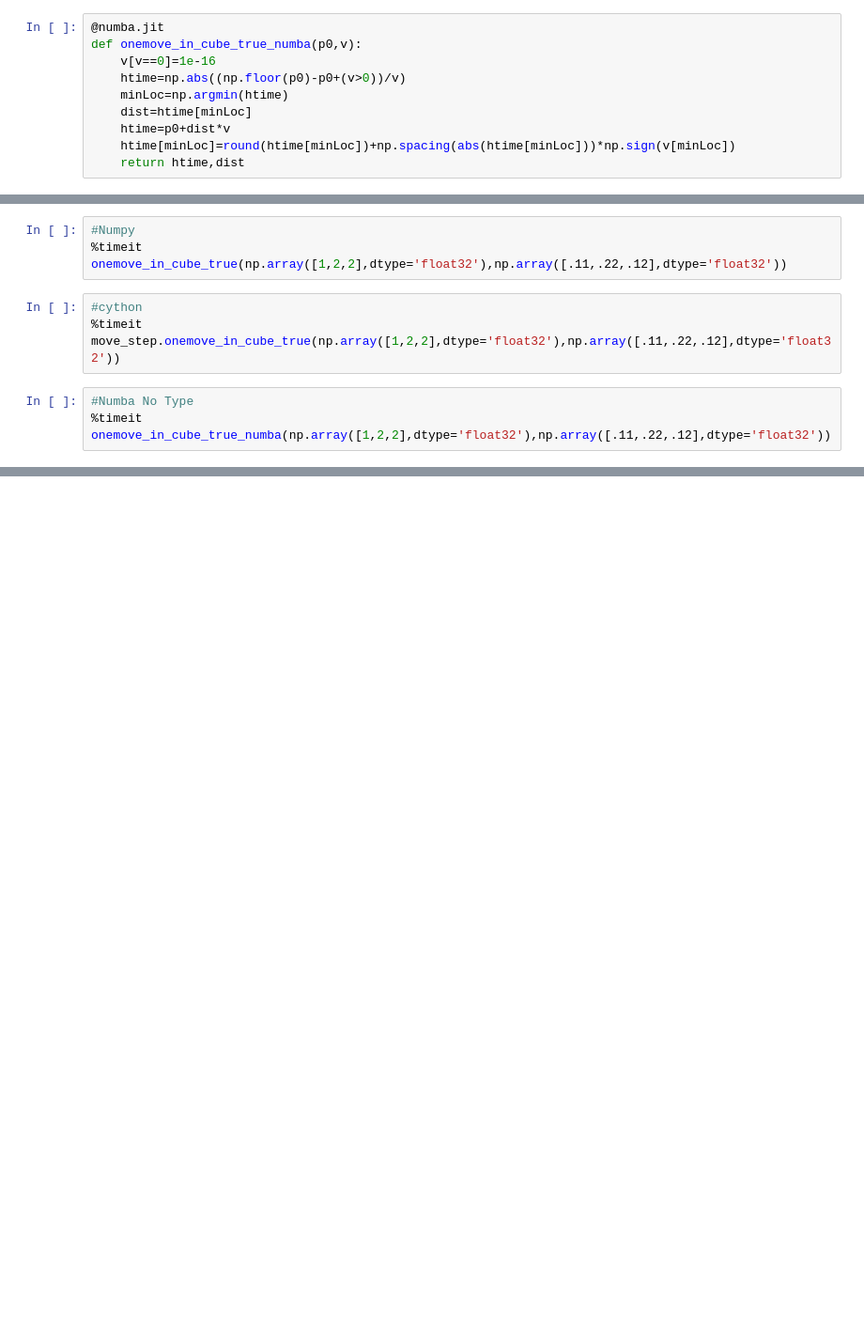
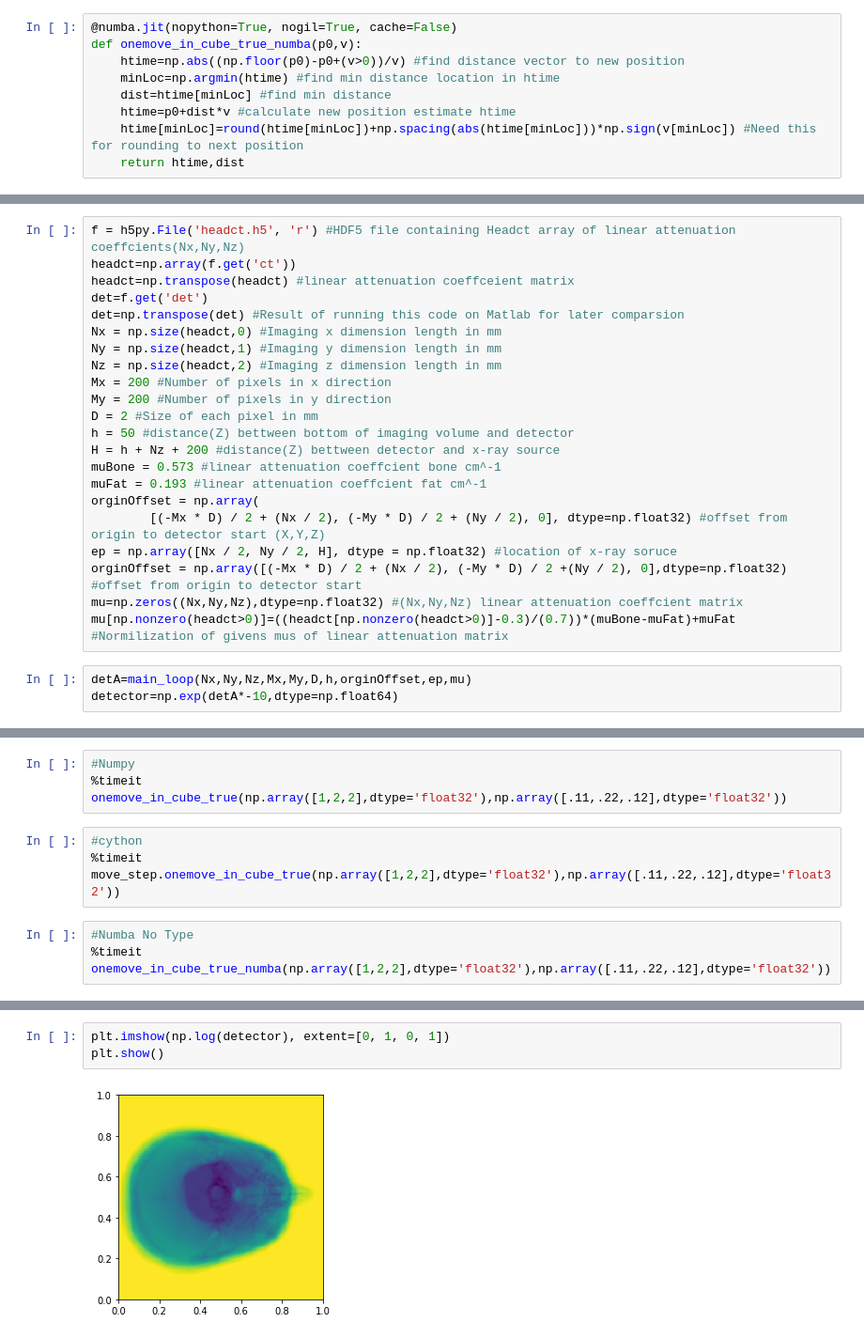
Before and after one commit to anthonytec2/xrayscanner, a Jupyter notebook: bionb.ipynb, the cells around one changed output, grey strips where cells are left out. Shown at 94% size. Cells and saved outputs as stored; diff of their text form; blank space fills up the shorter version.

```diff
--- a/bionb.ipynb
+++ b/bionb.ipynb
@@ -12,13 +12,12 @@ try:
 except NameError:
     profile = lambda x: x
 # %%
-@numba.jit
+@numba.jit(nopython=True, nogil=True, cache=False)
 def onemove_in_cube_true_numba(p0,v):
-    v[v==0]=1e-16
-    htime=np.abs((np.floor(p0)-p0+(v>0))/v)
-    minLoc=np.argmin(htime)
-    dist=htime[minLoc]
-    htime=p0+dist*v
-    htime[minLoc]=round(htime[minLoc])+np.spacing(abs(htime[minLoc]))*np.sign(v[minLoc])
+    htime=np.abs((np.floor(p0)-p0+(v>0))/v) #find distance vector to new position
+    minLoc=np.argmin(htime) #find min distance location in htime
+    dist=htime[minLoc] #find min distance
+    htime=p0+dist*v #calculate new position estimate htime
+    htime[minLoc]=round(htime[minLoc])+np.spacing(abs(htime[minLoc]))*np.sign(v[minLoc]) #Need this for rounding to next position
     return htime,dist
 # %%
@@ -68 +41,26 @@ main_num.inspect_types()
+# %%
+f = h5py.File('headct.h5', 'r') #HDF5 file containing Headct array of linear attenuation coeffcients(Nx,Ny,Nz)
+headct=np.array(f.get('ct'))
+headct=np.transpose(headct) #linear attenuation coeffceient matrix
+det=f.get('det')
+det=np.transpose(det) #Result of running this code on Matlab for later comparsion
+Nx = np.size(headct,0) #Imaging x dimension length in mm
+Ny = np.size(headct,1) #Imaging y dimension length in mm
+Nz = np.size(headct,2) #Imaging z dimension length in mm
+Mx = 200 #Number of pixels in x direction
+My = 200 #Number of pixels in y direction
+D = 2 #Size of each pixel in mm
+h = 50 #distance(Z) bettween bottom of imaging volume and detector
+H = h + Nz + 200 #distance(Z) bettween detector and x-ray source
+muBone = 0.573 #linear attenuation coeffcient bone cm^-1
+muFat = 0.193 #linear attenuation coeffcient fat cm^-1
+orginOffset = np.array(
+        [(-Mx * D) / 2 + (Nx / 2), (-My * D) / 2 + (Ny / 2), 0], dtype=np.float32) #offset from origin to detector start (X,Y,Z)
+ep = np.array([Nx / 2, Ny / 2, H], dtype = np.float32) #location of x-ray soruce
+orginOffset = np.array([(-Mx * D) / 2 + (Nx / 2), (-My * D) / 2 +(Ny / 2), 0],dtype=np.float32) #offset from origin to detector start
+mu=np.zeros((Nx,Ny,Nz),dtype=np.float32) #(Nx,Ny,Nz) linear attenuation coeffcient matrix
+mu[np.nonzero(headct>0)]=((headct[np.nonzero(headct>0)]-0.3)/(0.7))*(muBone-muFat)+muFat #Normilization of givens mus of linear attenuation matrix
+# %%
+detA=main_loop(Nx,Ny,Nz,Mx,My,D,h,orginOffset,ep,mu)
+detector=np.exp(detA*-10,dtype=np.float64)
 # %%
@@ -85,0 +85,5 @@ np.size(headct,0)
+# %%
+plt.imshow(np.log(detector), extent=[0, 1, 0, 1])
+plt.show()
+# %% [output]
+[figure, added]
```
Also changed, not shown: parts of 8 cells of this notebook, 1 other file.
